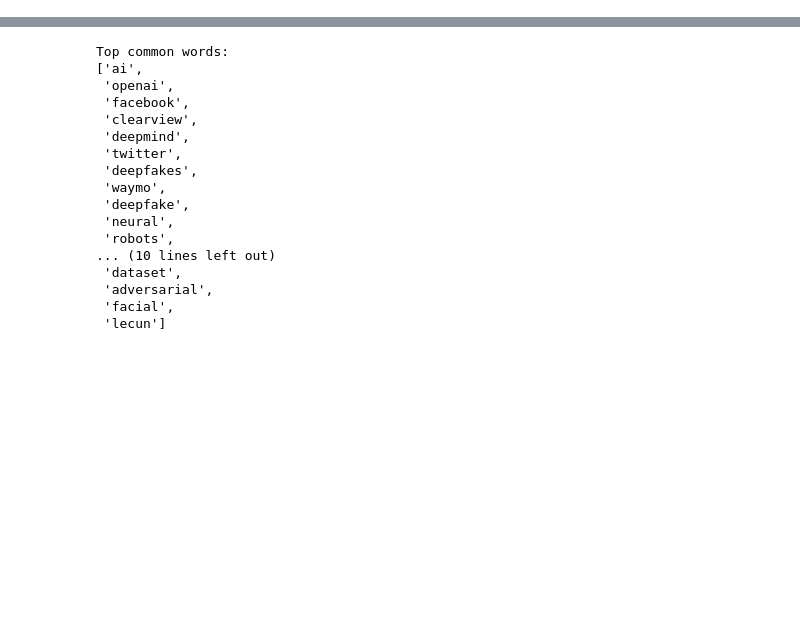
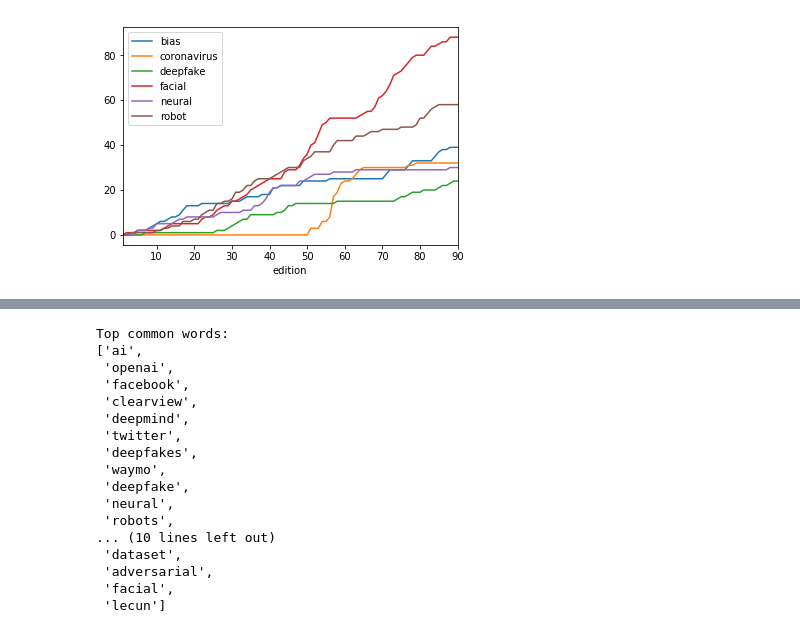
Before and after one commit to skynettoday/skynet-today, a Jupyter notebook: _posts/digests/Parse digest data.ipynb, the cells around one changed output, grey strips where cells are left out. Saved outputs shown, nothing was run; the diff lists cells and outputs as text; code cells hidden in the pictures; blank space fills up the shorter version.

```diff
--- a/_posts/digests/Parse digest data.ipynb
+++ b/_posts/digests/Parse digest data.ipynb
@@ -99,3 +150,9 @@ categories = df['category'].unique()
+# %%
+words = ['bias', 'neural', 'robot', 'facial', 'coronavirus',  'deepfake']
+synonyms = {'covid-19':'coronavirus', 'covid':'coronavirus', 'deepfakes':'deepfake'}
+plot_trends(words, synonyms)
+# %% [output]
+[figure, added]
 # %%
 df['pca'] = (
    df['text']
```
Also changed, not shown: parts of 9 cells of this notebook.
